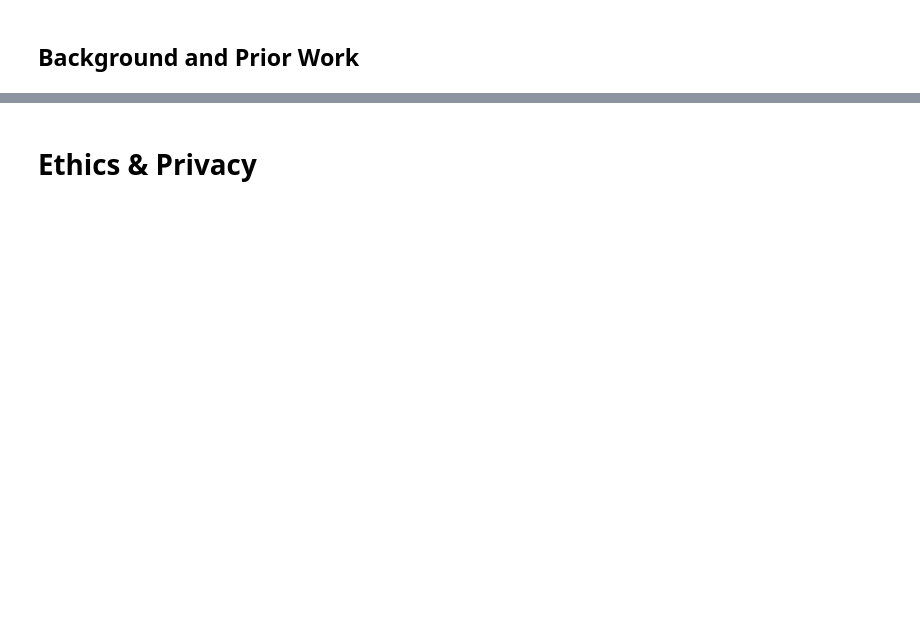
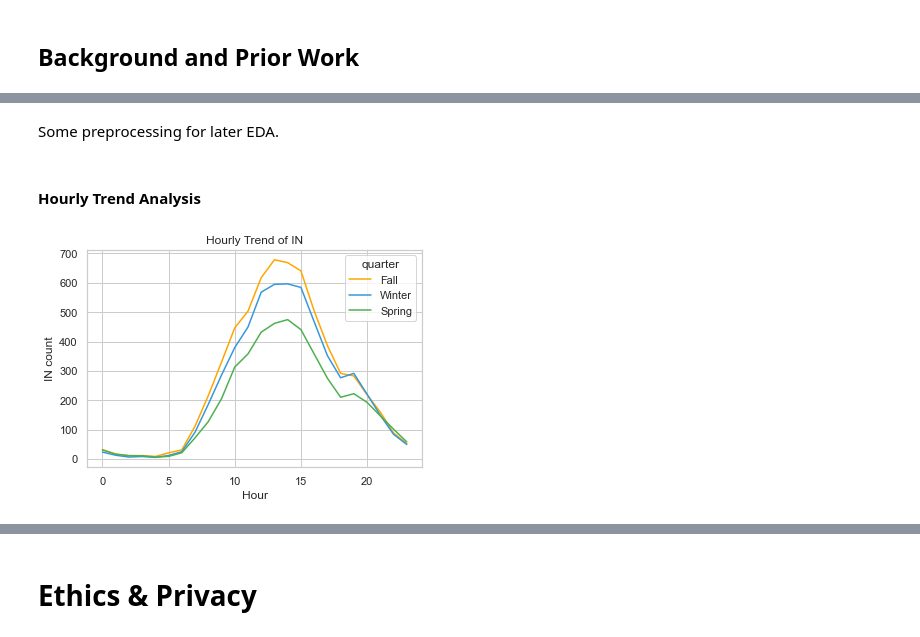
Before and after one commit to Aaron3963/108Test, a Jupyter notebook: FinalProject_Group088_FA23.ipynb, the cells around one changed output, grey strips where cells are left out. Drawn from its saved outputs; the diff is of its cells as text; code cells hidden in the pictures; blank space fills up the shorter version.

```diff
--- a/FinalProject_Group088_FA23.ipynb
+++ b/FinalProject_Group088_FA23.ipynb
@@ -121,0 +111,3 @@ Some more words and stuff.  Remember notebooks work best if you interleave the c
+# %%
+Geisel_df = lib_df[lib_df['Branch'] == 'Geisel'].drop(columns=['Branch'])
+WongAvery_df = lib_df[lib_df['Branch'] == 'WongAvery'].drop(columns=['Branch'])
@@ -121,0 +298,37 @@ Some more words and stuff.  Remember notebooks work best if you interleave the c
+# %% [markdown]
+Some preprocessing for later EDA.
+# %%
+def assign_quarter(x):
+    quarters = {
+    'Fall': {'start': '2022-09-19', 'end': '2022-12-10'},
+    'Winter': {'start': '2023-01-04', 'end': '2023-03-15'},
+    'Spring': {'start': '2023-03-29', 'end': '2023-06-16'}
+    }
+
+    x = pd.Timestamp(x)
+    for quarter, dates in quarters.items():
+        if pd.to_datetime(dates['start']) <= x <= pd.to_datetime(dates['end']):
+            return quarter
+
+
+Geisel_Merged_EDA_df = Geisel_Merged_df.copy()
+Geisel_Merged_EDA_df['hour'] = Geisel_Merged_EDA_df['datetime'].dt.hour
+Geisel_Merged_EDA_df['date'] = Geisel_Merged_EDA_df['datetime'].dt.date
+Geisel_Merged_EDA_df['month'] = Geisel_Merged_EDA_df['datetime'].dt.month
+Geisel_Merged_EDA_df['weekday'] = Geisel_Merged_EDA_df['datetime'].dt.weekday
+Geisel_Merged_EDA_df['quarter'] = Geisel_Merged_EDA_df['datetime'].apply(lambda x: assign_quarter(x))
+# %% [markdown]
+#### Hourly Trend Analysis
+# %%
+sns.lineplot(data=Geisel_Merged_EDA_df,
+             x='hour',
+             y='In',
+             hue='quarter',
+             palette=['#FFA500','#3498db','#4CAF50'],
+             errorbar=None)
+plt.title('Hourly Trend of IN')
+plt.xlabel('Hour')
+plt.ylabel('IN count')
+plt.show()
+# %% [output]
+[figure, added]
```
Also changed, not shown: parts of 135 cells of this notebook, 9 other files.
